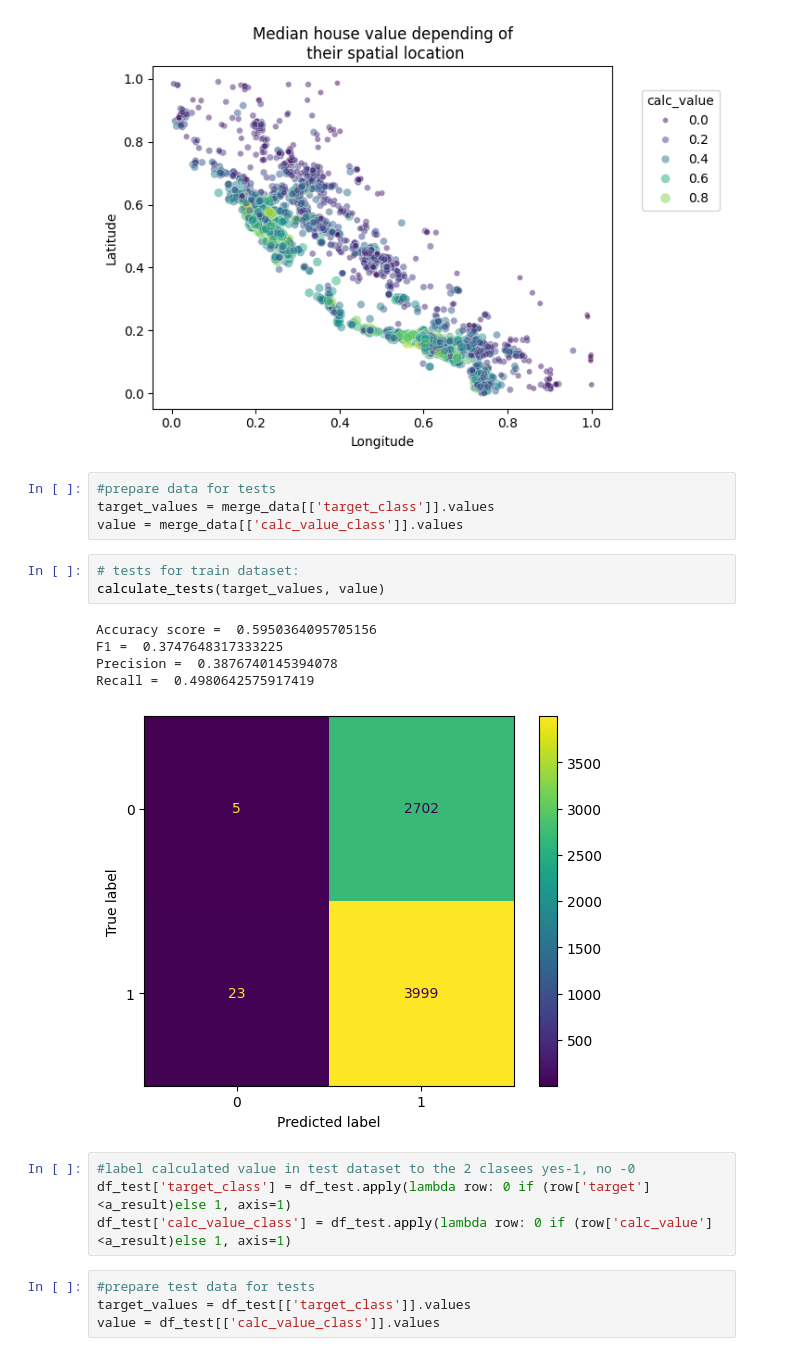
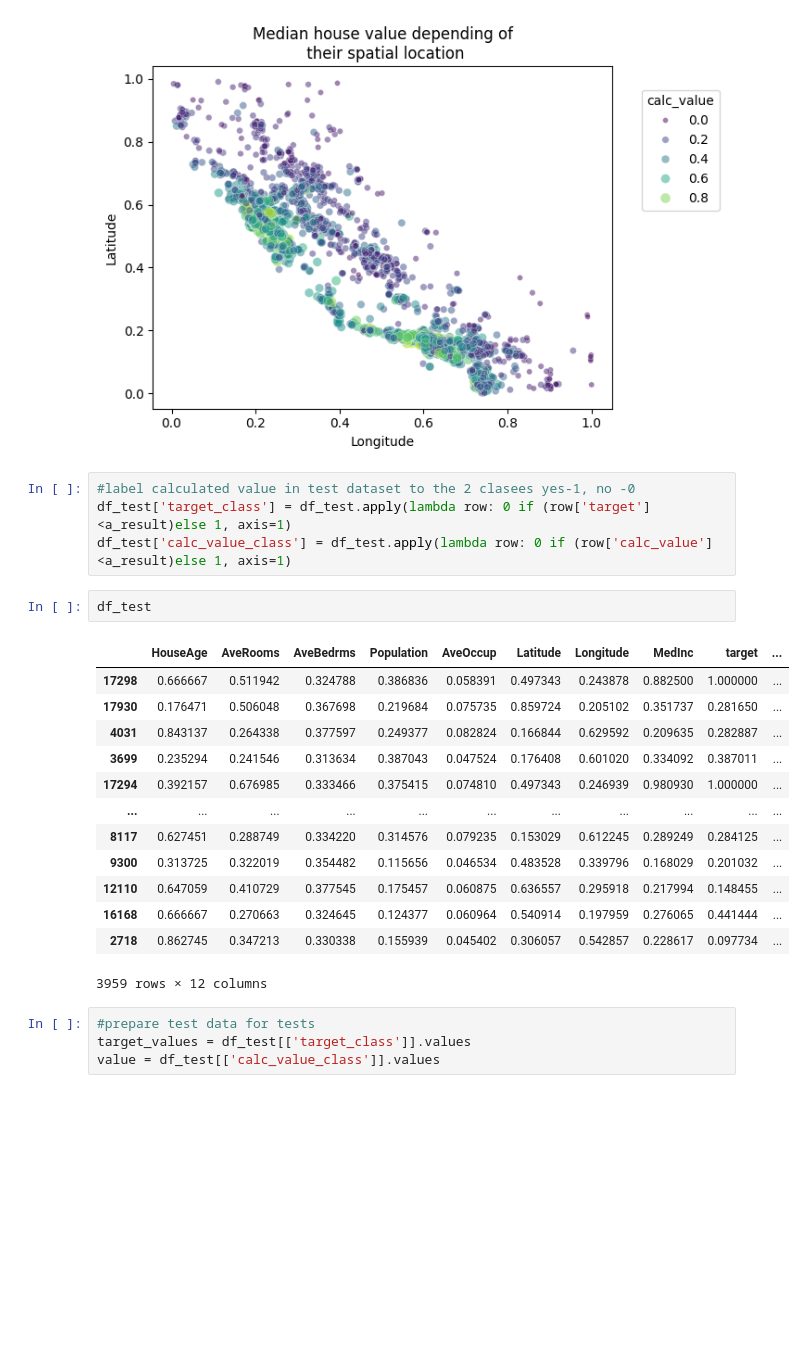
Before and after one commit to erikaminarikova/Ordinal_Sums, a Jupyter notebook: Example_8_ordinal_sums_testing_data_2classes_different_learning_methods.ipynb, the cells around one changed output. Cells and saved outputs as stored; diff of their text form; blank space fills up the shorter version.

```diff
--- a/Example_8_ordinal_sums_testing_data_2classes_different_learning_methods.ipynb
+++ b/Example_8_ordinal_sums_testing_data_2classes_different_learning_methods.ipynb
@@ -516,23 +631,26 @@ plt.legend(title="calc_value", bbox_to_anchor=(1.05, 0.95), loc="upper left")
 _ = plt.title("Median house value depending of\n their spatial location")
 # %% [output]
 [figure]
-# %%
-#prepare data for tests
-target_values = merge_data[['target_class']].values
-value = merge_data[['calc_value_class']].values
-# %%
-# tests for train dataset:
-calculate_tests(target_values, value)
-# %% [output]
-Accuracy score =  0.5950364095705156
-F1 =  0.3747648317333225
-Precision =  0.3876740145394078
-Recall =  0.4980642575917419
-[figure, removed]
 # %%
 #label calculated value in test dataset to the 2 clasees yes-1, no -0
 df_test['target_class'] = df_test.apply(lambda row: 0 if (row['target']<a_result)else 1, axis=1)
 df_test['calc_value_class'] = df_test.apply(lambda row: 0 if (row['calc_value']<a_result)else 1, axis=1)
+# %%
+df_test
+# %% [output]
+|  | HouseAge | AveRooms | AveBedrms | Population | AveOccup | Latitude | Longitude | MedInc | target | ... |
+| 17298 | 0.666667 | 0.511942 | 0.324788 | 0.386836 | 0.058391 | 0.497343 | 0.243878 | 0.882500 | 1.000000 | ... |
+| 17930 | 0.176471 | 0.506048 | 0.367698 | 0.219684 | 0.075735 | 0.859724 | 0.205102 | 0.351737 | 0.281650 | ... |
+| 4031 | 0.843137 | 0.264338 | 0.377597 | 0.249377 | 0.082824 | 0.166844 | 0.629592 | 0.209635 | 0.282887 | ... |
+| 3699 | 0.235294 | 0.241546 | 0.313634 | 0.387043 | 0.047524 | 0.176408 | 0.601020 | 0.334092 | 0.387011 | ... |
+| 17294 | 0.392157 | 0.676985 | 0.333466 | 0.375415 | 0.074810 | 0.497343 | 0.246939 | 0.980930 | 1.000000 | ... |
+| ... | ... | ... | ... | ... | ... | ... | ... | ... | ... | ... |
+| 8117 | 0.627451 | 0.288749 | 0.334220 | 0.314576 | 0.079235 | 0.153029 | 0.612245 | 0.289249 | 0.284125 | ... |
+| 9300 | 0.313725 | 0.322019 | 0.354482 | 0.115656 | 0.046534 | 0.483528 | 0.339796 | 0.168029 | 0.201032 | ... |
+| 12110 | 0.647059 | 0.410729 | 0.377545 | 0.175457 | 0.060875 | 0.636557 | 0.295918 | 0.217994 | 0.148455 | ... |
+| 16168 | 0.666667 | 0.270663 | 0.324645 | 0.124377 | 0.060964 | 0.540914 | 0.197959 | 0.276065 | 0.441444 | ... |
+| 2718 | 0.862745 | 0.347213 | 0.330338 | 0.155939 | 0.045402 | 0.306057 | 0.542857 | 0.228617 | 0.097734 | ... |
+3959 rows × 12 columns
 # %%
 #prepare test data for tests
 target_values = df_test[['target_class']].values
```
Also changed, not shown: parts of 13 cells of this notebook.
